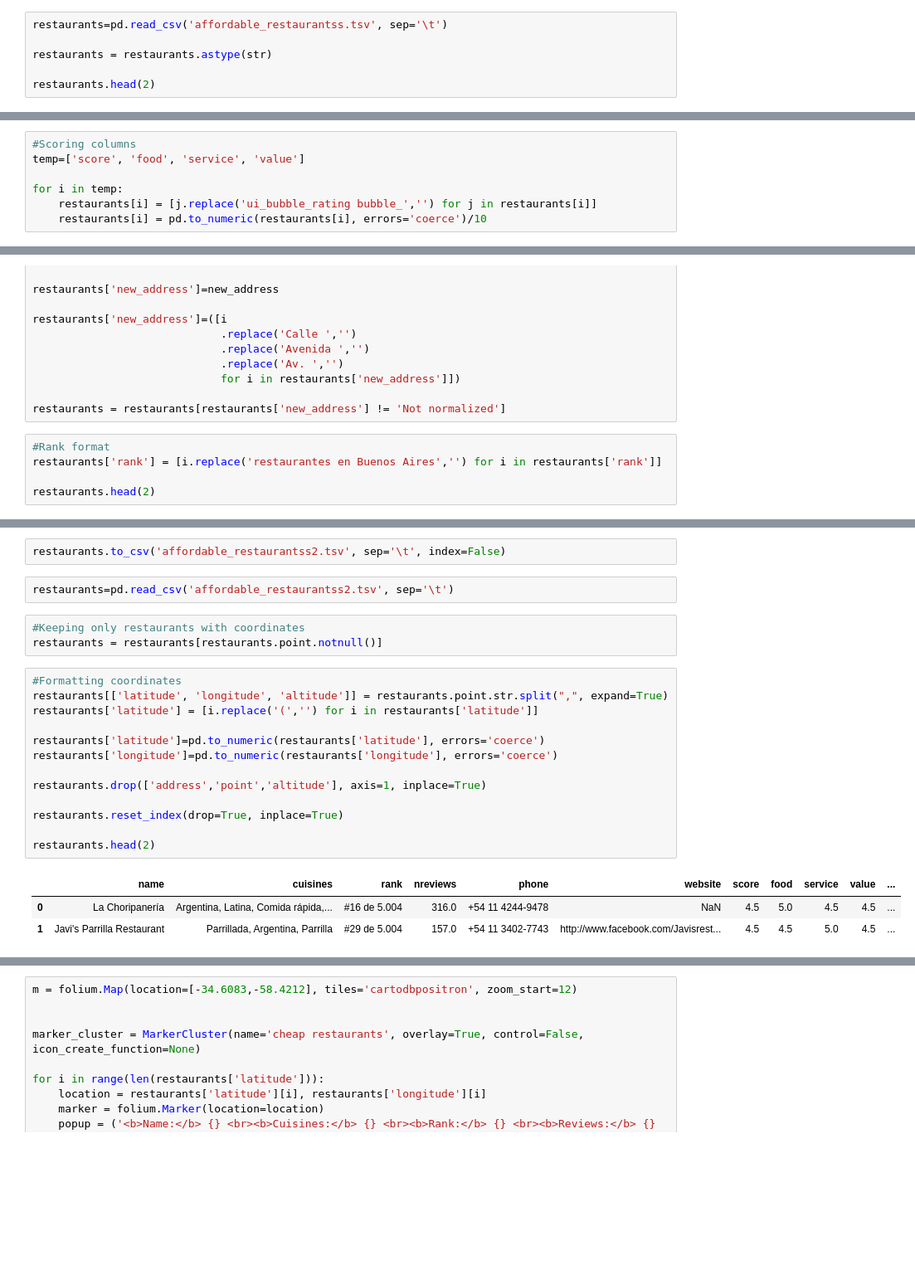
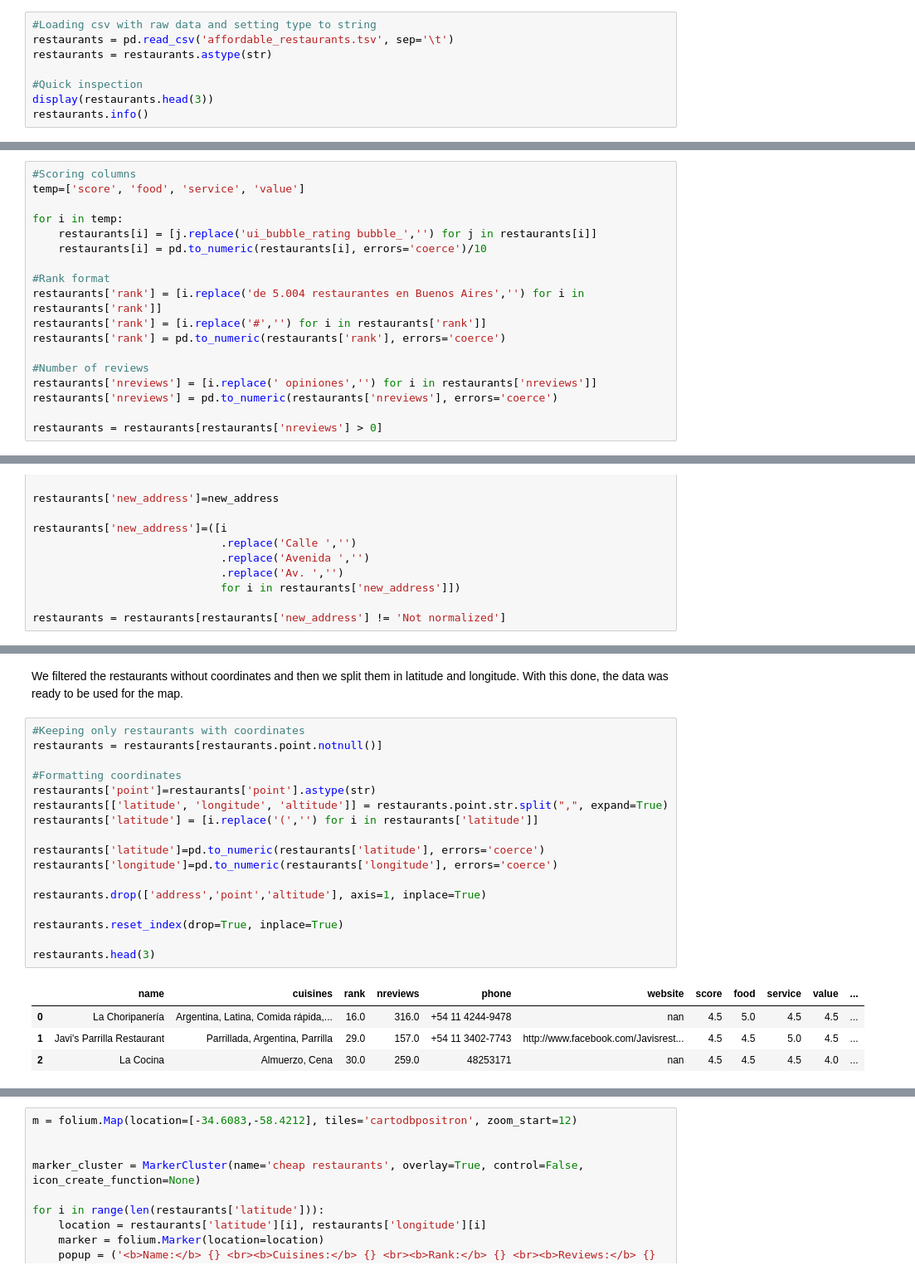
Before and after one commit to Nico-Mori/personal-projects, a Jupyter notebook: BA Food Map/BAfoodmap.ipynb, the cells around one changed output, grey strips where cells are left out. Shown at 83% size. Cells and saved outputs as stored; diff of their text form; blank space fills up the shorter version.

```diff
--- a/BA Food Map/BAfoodmap.ipynb
+++ b/BA Food Map/BAfoodmap.ipynb
@@ -166,9 +180,11 @@ KeyboardInterrupt:
 # %%
-restaurants=pd.read_csv('affordable_restaurantss.tsv', sep='\t')
-
+#Loading csv with raw data and setting type to string
+restaurants = pd.read_csv('affordable_restaurants.tsv', sep='\t')
 restaurants = restaurants.astype(str)
 
-restaurants.head(2)
+#Quick inspection
+display(restaurants.head(3))
+restaurants.info()
 # %% [output]
 |  | name | cuisines | rank | nreviews | address | phone | website | score | food | service | value |
 | 0 | La Choripanería | Argentina, Latina, Comida rápida,... | #16 de 5.004 restaurantes en Buen... | 316 opiniones | Bolívar 954 Local 42, Mercado de ... | +54 11 4244-9478 | nan | ui_bubble_rating bubble_45 | ui_bubble_rating bubble_50 | ui_bubble_rating bubble_45 | ui_bubble_rating bubble_45 |
@@ -180,3 +219,14 @@ temp=['score', 'food', 'service', 'value']
 for i in temp:
     restaurants[i] = [j.replace('ui_bubble_rating bubble_','') for j in restaurants[i]]
     restaurants[i] = pd.to_numeric(restaurants[i], errors='coerce')/10
+
+#Rank format
+restaurants['rank'] = [i.replace('de 5.004 restaurantes en Buenos Aires','') for i in restaurants['rank']]
+restaurants['rank'] = [i.replace('#','') for i in restaurants['rank']]
+restaurants['rank'] = pd.to_numeric(restaurants['rank'], errors='coerce')
+
+#Number of reviews
+restaurants['nreviews'] = [i.replace(' opiniones','') for i in restaurants['nreviews']]
+restaurants['nreviews'] = pd.to_numeric(restaurants['nreviews'], errors='coerce')
+
+restaurants = restaurants[restaurants['nreviews'] > 0]
@@ -207,8 +253,3 @@ restaurants['new_address']=([i
                              for i in restaurants['new_address']])
 
 restaurants = restaurants[restaurants['new_address'] != 'Not normalized']
-# %%
-#Rank format
-restaurants['rank'] = [i.replace('restaurantes en Buenos Aires','') for i in restaurants['rank']]
-
-restaurants.head(2)
@@ -233,24 +297,24 @@ restaurants['point'] = restaurants['location'].apply(lambda loc: tuple(loc.point
-# %%
-restaurants.to_csv('affordable_restaurantss2.tsv', sep='\t', index=False)
-# %%
-restaurants=pd.read_csv('affordable_restaurantss2.tsv', sep='\t')
-# %%
-#Keeping only restaurants with coordinates
-restaurants = restaurants[restaurants.point.notnull()]
+# %% [markdown]
+We filtered the restaurants without coordinates and then we split them in latitude and longitude. With this done, the data was ready to be used for the map.
 # %%
+#Keeping only restaurants with coordinates
+restaurants = restaurants[restaurants.point.notnull()]
+
 #Formatting coordinates
+restaurants['point']=restaurants['point'].astype(str)
 restaurants[['latitude', 'longitude', 'altitude']] = restaurants.point.str.split(",", expand=True)
 restaurants['latitude'] = [i.replace('(','') for i in restaurants['latitude']]
 
 restaurants['latitude']=pd.to_numeric(restaurants['latitude'], errors='coerce')
 restaurants['longitude']=pd.to_numeric(restaurants['longitude'], errors='coerce')
 
 restaurants.drop(['address','point','altitude'], axis=1, inplace=True)
 
 restaurants.reset_index(drop=True, inplace=True)
 
-restaurants.head(2)
+restaurants.head(3)
 # %% [output]
 |  | name | cuisines | rank | nreviews | phone | website | score | food | service | value | ... |
-| 0 | La Choripanería | Argentina, Latina, Comida rápida,... | #16 de 5.004 | 316.0 | +54 11 4244-9478 | NaN | 4.5 | 5.0 | 4.5 | 4.5 | ... |
-| 1 | Javi's Parrilla Restaurant | Parrillada, Argentina, Parrilla | #29 de 5.004 | 157.0 | +54 11 3402-7743 | http://www.facebook.com/Javisrest... | 4.5 | 4.5 | 5.0 | 4.5 | ... |
+| 0 | La Choripanería | Argentina, Latina, Comida rápida,... | 16.0 | 316.0 | +54 11 4244-9478 | nan | 4.5 | 5.0 | 4.5 | 4.5 | ... |
+| 1 | Javi's Parrilla Restaurant | Parrillada, Argentina, Parrilla | 29.0 | 157.0 | +54 11 3402-7743 | http://www.facebook.com/Javisrest... | 4.5 | 4.5 | 5.0 | 4.5 | ... |
+| 2 | La Cocina | Almuerzo, Cena | 30.0 | 259.0 | 48253171 | nan | 4.5 | 4.5 | 4.5 | 4.0 | ... |
```
Also changed, not shown: parts of 25 cells of this notebook, 7 other files.
